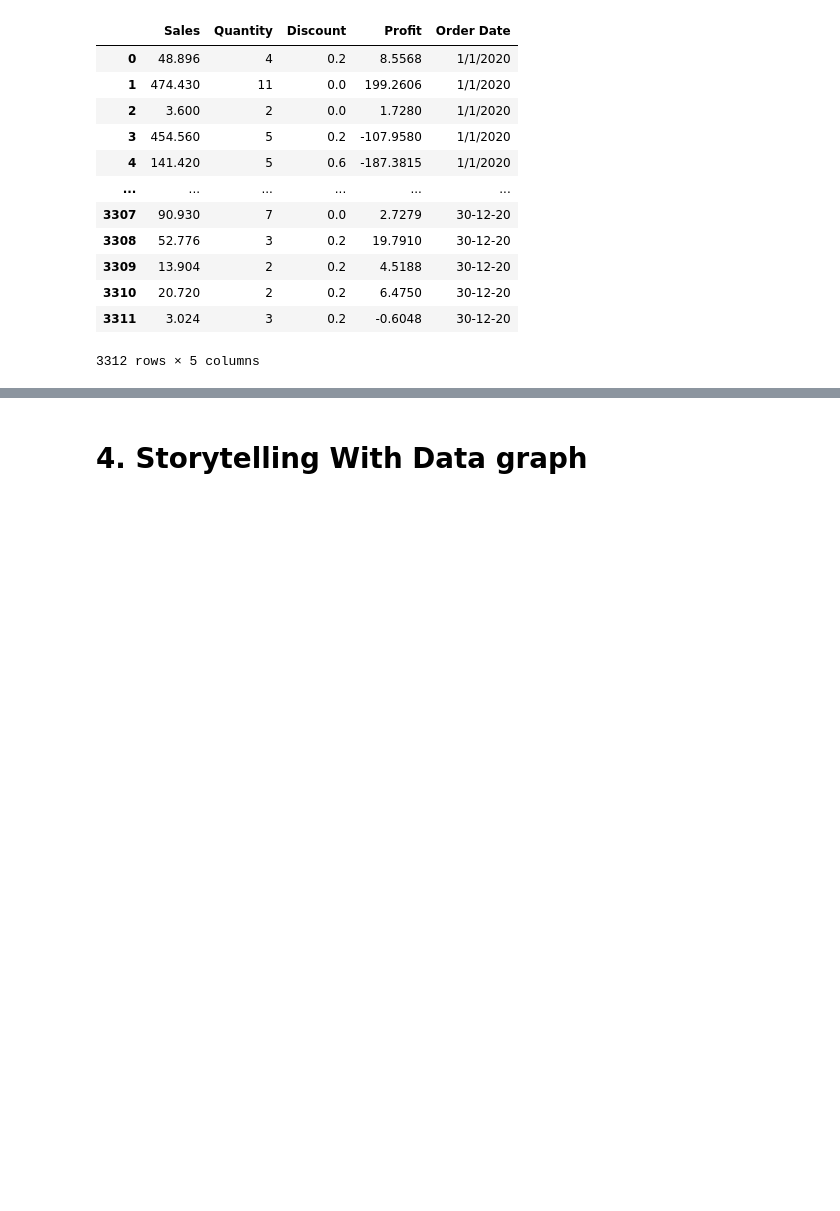
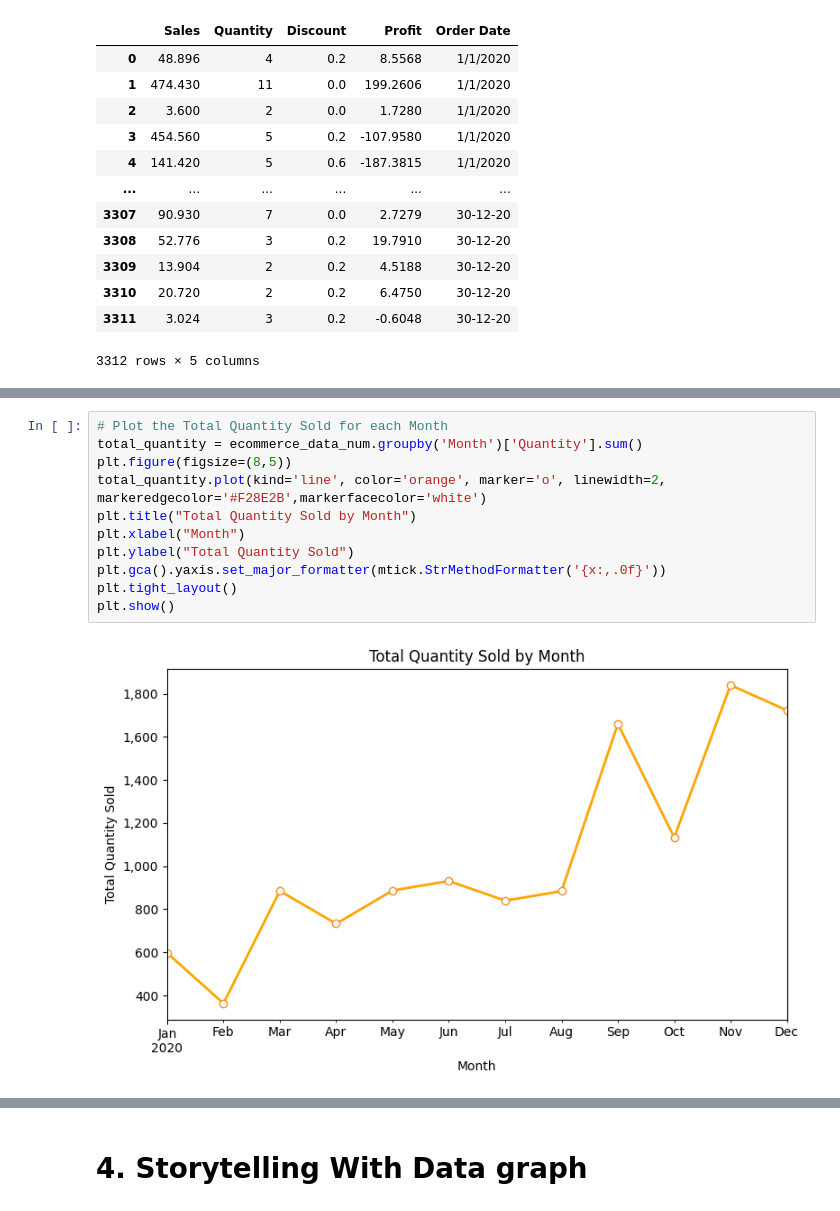
Before and after one commit to Haleymussary00/Module-B-semester-2, a Jupyter notebook: Week4.ipynb, the cells around one changed output, grey strips where cells are left out. Saved outputs shown, nothing was run; the diff lists cells and outputs as text; blank space fills up the shorter version.

```diff
--- a/Week4.ipynb
+++ b/Week4.ipynb
@@ -486,0 +617,13 @@ AssertionError:
+# %%
+# Plot the Total Quantity Sold for each Month
+total_quantity = ecommerce_data_num.groupby('Month')['Quantity'].sum()
+plt.figure(figsize=(8,5))
+total_quantity.plot(kind='line', color='orange', marker='o', linewidth=2, markeredgecolor='#F28E2B',markerfacecolor='white')
+plt.title("Total Quantity Sold by Month")
+plt.xlabel("Month")
+plt.ylabel("Total Quantity Sold")
+plt.gca().yaxis.set_major_formatter(mtick.StrMethodFormatter('{x:,.0f}'))
+plt.tight_layout()
+plt.show()
+# %% [output]
+[figure, added]
```
Also changed, not shown: parts of 12 cells of this notebook.
